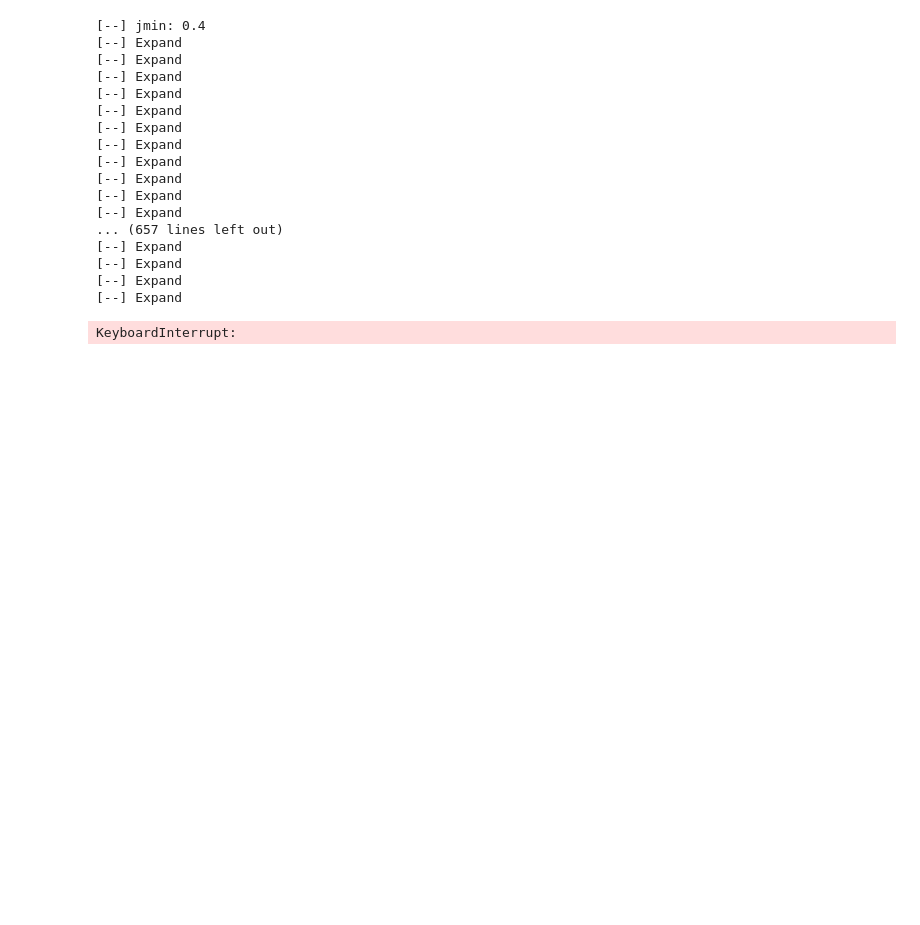
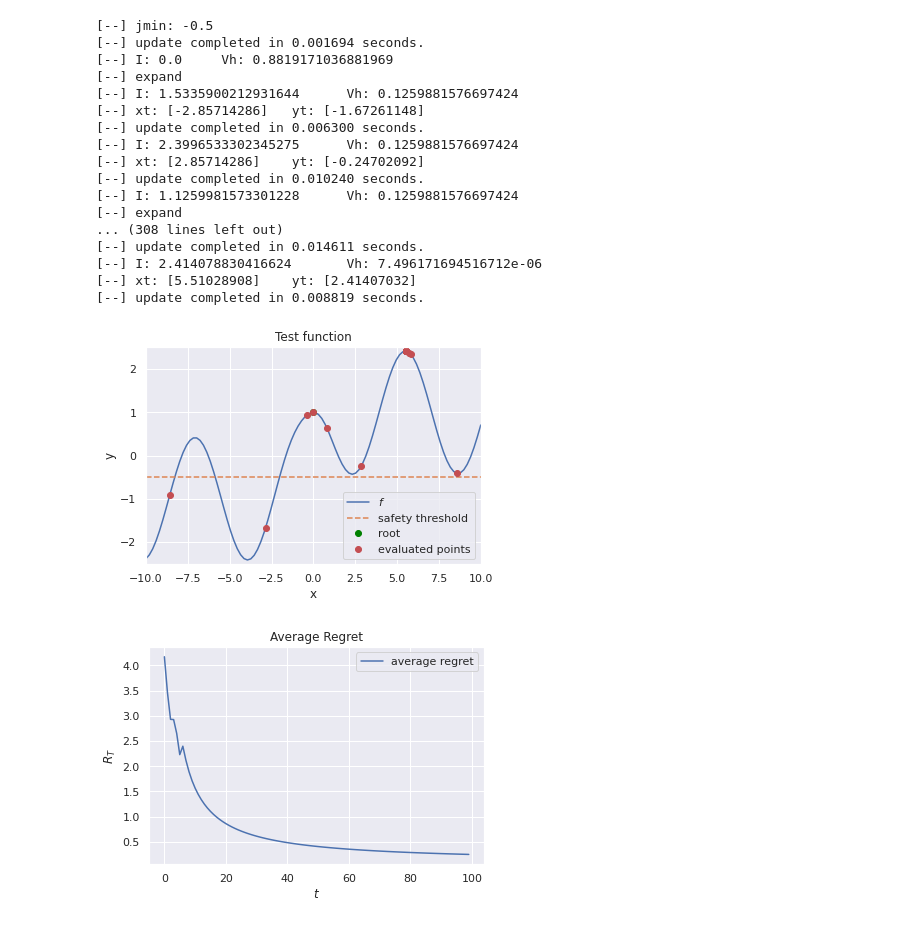
Before and after one commit to Akatsuki96/adabkb, a Jupyter notebook: notebooks/SafeAdaBKB_examples.ipynb, the cells around one changed output. Saved outputs shown, nothing was run; the diff lists cells and outputs as text; code cells hidden in the pictures; blank space fills up the shorter version.

```diff
--- a/notebooks/SafeAdaBKB_examples.ipynb
+++ b/notebooks/SafeAdaBKB_examples.ipynb
@@ -52,58 +52,62 @@ plot_fun(f, points, lims)
 # %%
-N = 2
-sigma = 1.0
-lam = 1e-5
+N = 7
+sigma = 3.0
+lam = 1e-10
 gfun = lambda x: 1/sigma * x
 v_1 = np.sqrt(N)
 rho = 1/N
 kernel = RBF(sigma)
 
-lims = [-5.0, 5.0]
+lims = [-10.0, 10.0]
 search_space = np.array(lims).reshape(-1, 2)
 budget = 100
-h_max = 7
+h_max = 5
 t = 0
 print("[--] jmin: {}".format(jmin))
-options = OptimizerOptions(gfun, v_1 = v_1, rho=rho, lam=lam, noise_var = lam**2,\
-         delta=1e-5,
+options = OptimizerOptions(gfun,
+        v_1 = v_1, rho=rho, lam=lam, noise_var = lam**2,\
+         delta=1e-3,
          qbar= 3,
          jmin=jmin,
          verbose=True)
 opt = SafeAdaBKB(kernel, options)
 fun_max = 2.5
 avg_reg = []
-opt.initialize(search_space, N, h_max)
+opt.initialize(search_space, f(search_space.mean(axis=1)), N, h_max)
 while t < budget:
     xt, node_idx = opt.step()
+    if node_idx is None:
+        break
     yt = f(xt)
     avg_reg.append(fun_max - yt)
     print("[--] xt: {}\t yt: {}".format(xt,yt))
     points.append(xt[0])
     if node_idx is None:
         break
     opt.update_model(node_idx, yt)
     t+=1
 avg_reg = np.cumsum(avg_reg)
 avg_reg = [avg_reg[t]/(t+1) for t in range(len(avg_reg))]
 plot_fun(f, points, lims)
 plot_average_regret(avg_reg)
 # %% [output]
-[--] jmin: 0.4
-[--] Expand
-[--] Expand
-[--] Expand
-[--] Expand
-[--] Expand
-[--] Expand
-[--] Expand
-[--] Expand
-[--] Expand
-[--] Expand
-[--] Expand
-... (657 lines left out)
-[--] Expand
-[--] Expand
-[--] Expand
-[--] Expand
+[--] jmin: -0.5
+[--] update completed in 0.001694 seconds.
+[--] I: 0.0     Vh: 0.8819171036881969
+[--] expand
+[--] I: 1.5335900212931644      Vh: 0.1259881576697424
+[--] xt: [-2.85714286]   yt: [-1.67261148]
+[--] update completed in 0.006300 seconds.
+[--] I: 2.3996533302345275      Vh: 0.1259881576697424
+[--] xt: [2.85714286]    yt: [-0.24702092]
+[--] update completed in 0.010240 seconds.
+[--] I: 1.1259981573301228      Vh: 0.1259881576697424
+[--] expand
+... (308 lines left out)
+[--] update completed in 0.014611 seconds.
+[--] I: 2.414078830416624       Vh: 7.496171694516712e-06
+[--] xt: [5.51028908]    yt: [2.41407032]
+[--] update completed in 0.008819 seconds.
-KeyboardInterrupt:
+[figure, added]
+[figure, added]
 # %%
```
Also changed, not shown: parts of 3 cells of this notebook, 4 other files.
